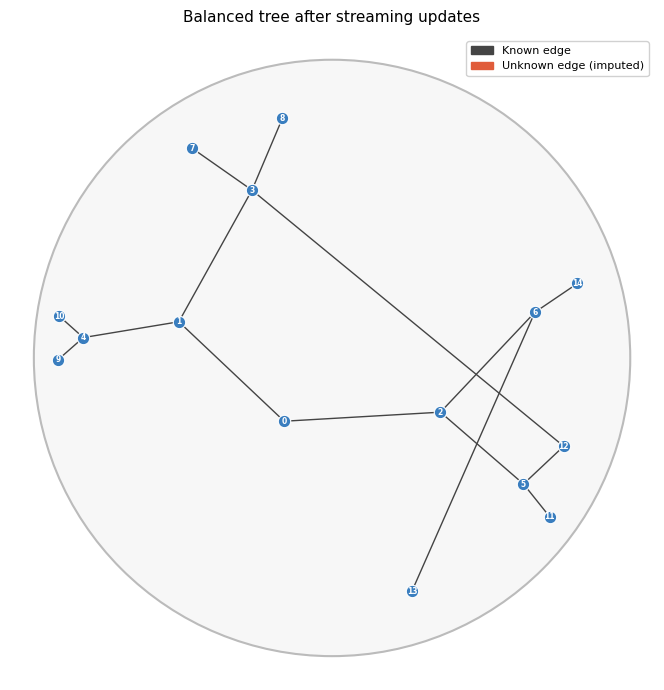
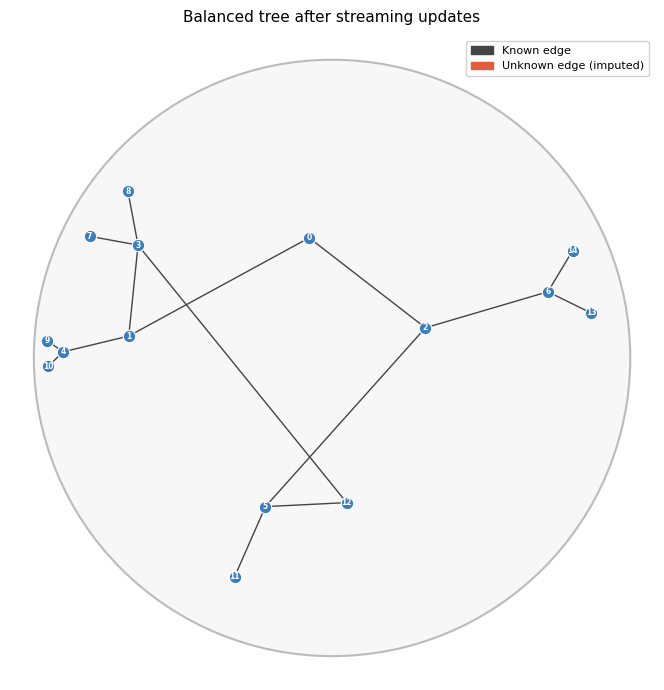
The change to this notebook cell's code, shown as a diff; its figure went from the first image to the second:
--- before
+++ after
@@ -3,3 +3,2 @@
     title='Balanced tree after streaming updates',
 )
-fig.show()

Commit: tutorials updated and checked